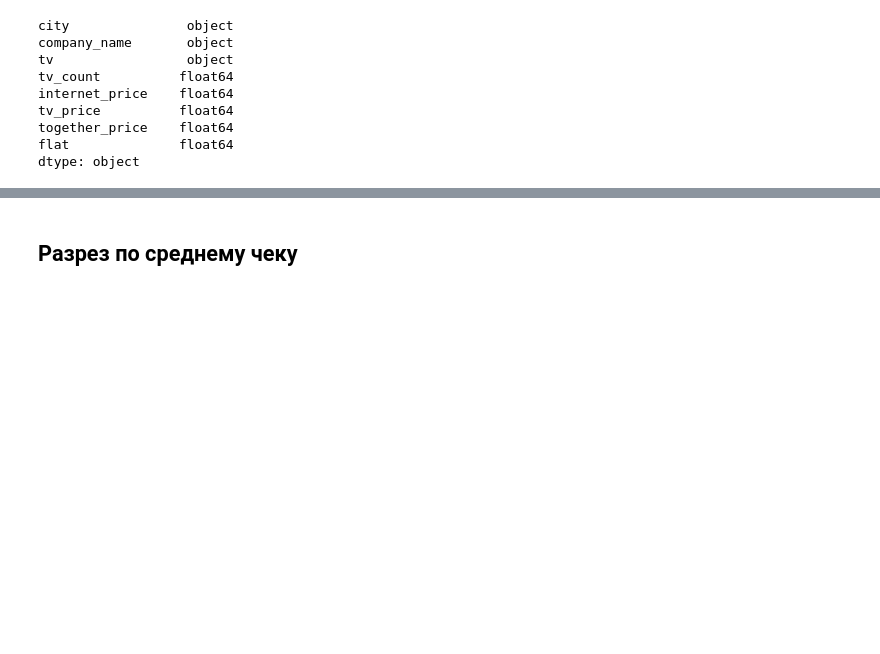
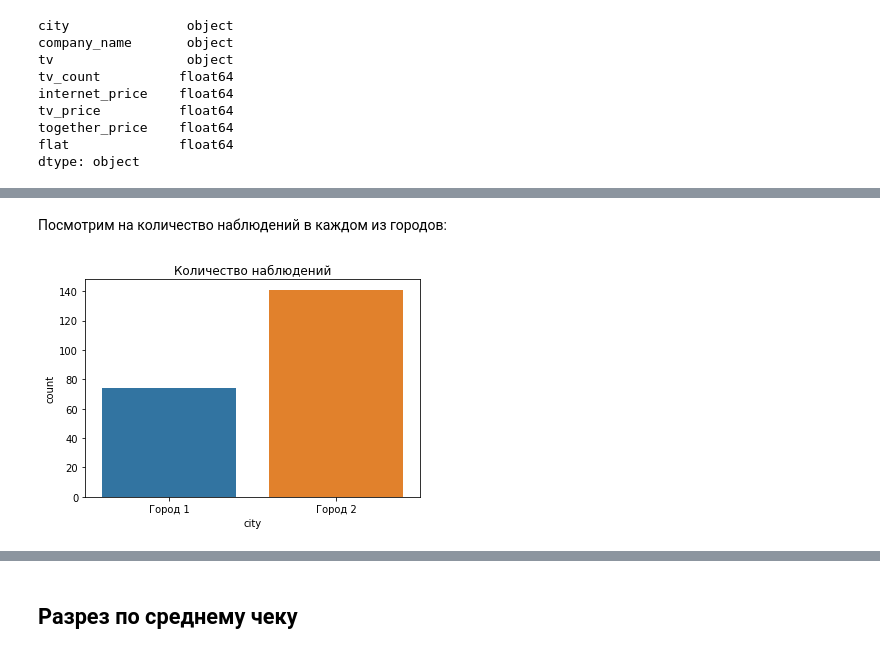
Before and after one commit to etovityusha/practice, a Jupyter notebook: citilink/citilink.ipynb, the cells around one changed output, grey strips where cells are left out. Saved outputs shown, nothing was run; the diff lists cells and outputs as text; code cells hidden in the pictures; blank space fills up the shorter version.

```diff
--- a/citilink/citilink.ipynb
+++ b/citilink/citilink.ipynb
@@ -38,0 +48,6 @@ df = df.rename(columns={'company_name' : 'internet'});
+# %% [markdown]
+Посмотрим на количество наблюдений в каждом из городов:
+# %%
+g = sns.countplot(x=df['city']).set_title('Количество наблюдений')
+# %% [output]
+[figure, added]
```
Also changed, not shown: parts of 8 cells of this notebook.
